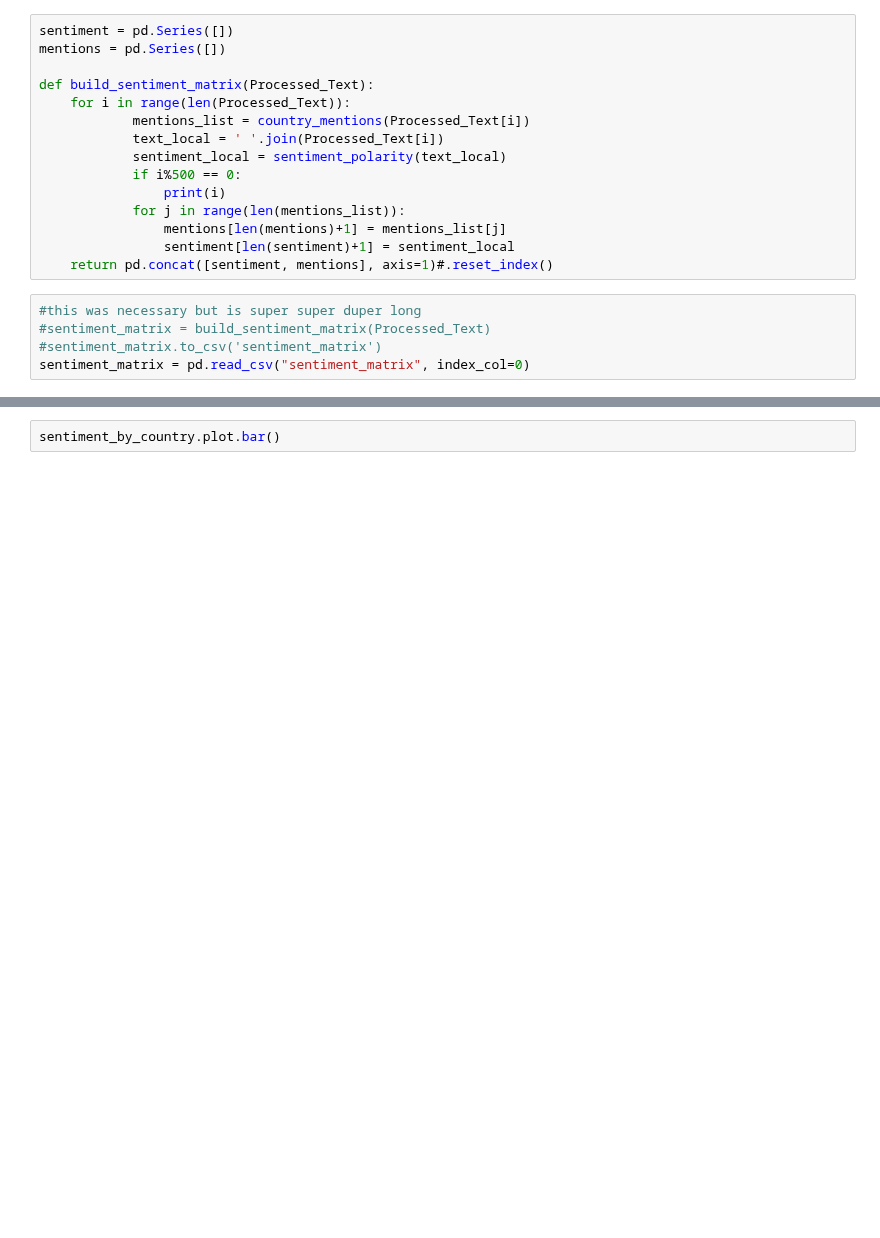
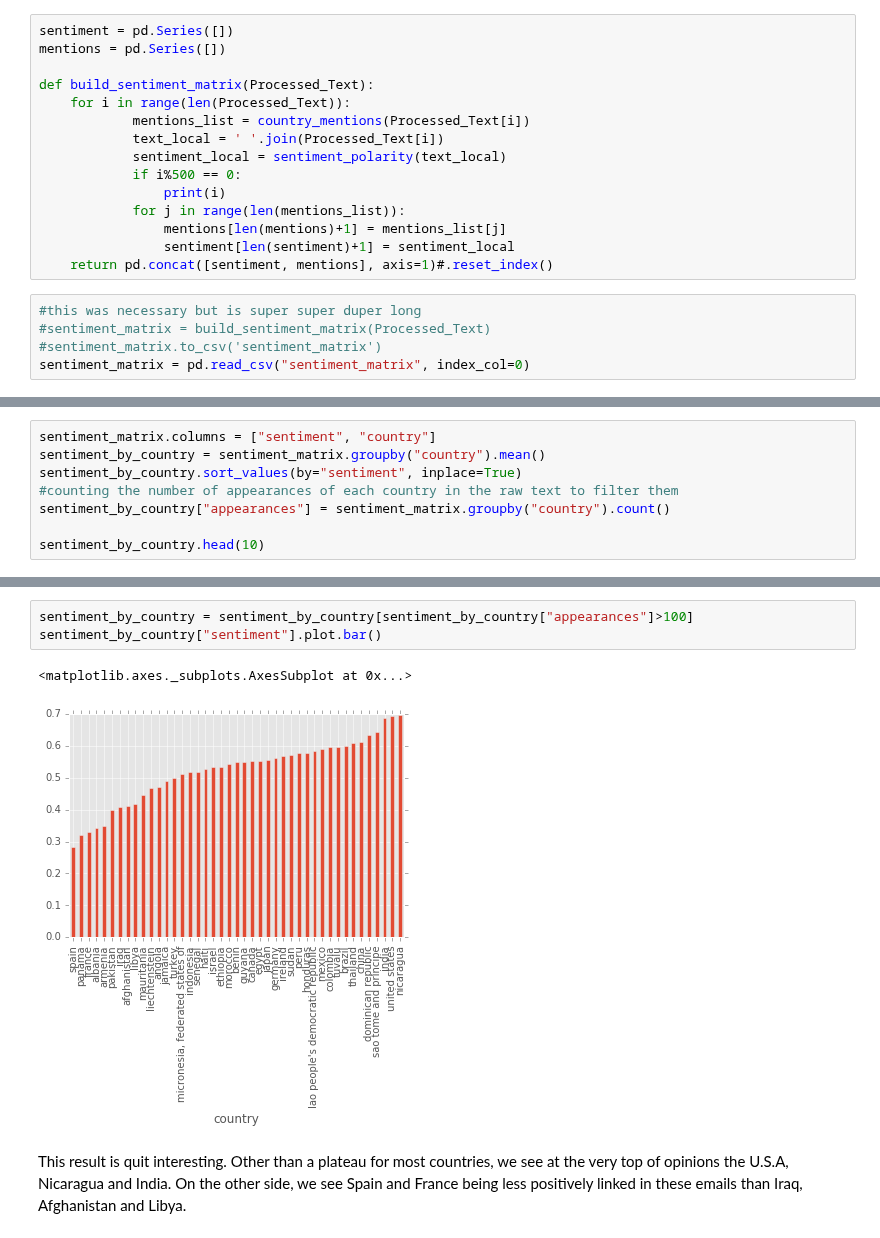
Before and after one commit to lfkrapp/literate-pancake, a Jupyter notebook: 05 - Taming Text/homework.ipynb, the cells around one changed output, grey strips where cells are left out. Cells and saved outputs as stored; diff of their text form; blank space fills up the shorter version.

```diff
--- a/05 - Taming Text/homework.ipynb
+++ b/05 - Taming Text/homework.ipynb
@@ -258,0 +248,8 @@ sentiment_by_country = sentiment_matrix.groupby("country").mean()
+# %%
+sentiment_matrix.columns = ["sentiment", "country"]
+sentiment_by_country = sentiment_matrix.groupby("country").mean()
+sentiment_by_country.sort_values(by="sentiment", inplace=True)
+#counting the number of appearances of each country in the raw text to filter them
+sentiment_by_country["appearances"] = sentiment_matrix.groupby("country").count()
+
+sentiment_by_country.head(10)
@@ -259,2 +269,8 @@ sentiment_by_country = sentiment_matrix.groupby("country").mean()
 # %%
-sentiment_by_country.plot.bar()
+sentiment_by_country = sentiment_by_country[sentiment_by_country["appearances"]>100]
+sentiment_by_country["sentiment"].plot.bar()
+# %% [output]
+<matplotlib.axes._subplots.AxesSubplot at 0x...>
+[figure, added]
+# %% [markdown]
+This result is quit interesting. Other than a plateau for most countries, we see at the very top of opinions the U.S.A, Nicaragua and India. On the other side, we see Spain and France being less positively linked in these emails than Iraq, Afghanistan and Libya.
```
Also changed, not shown: parts of 11 cells of this notebook, 5 other files.
